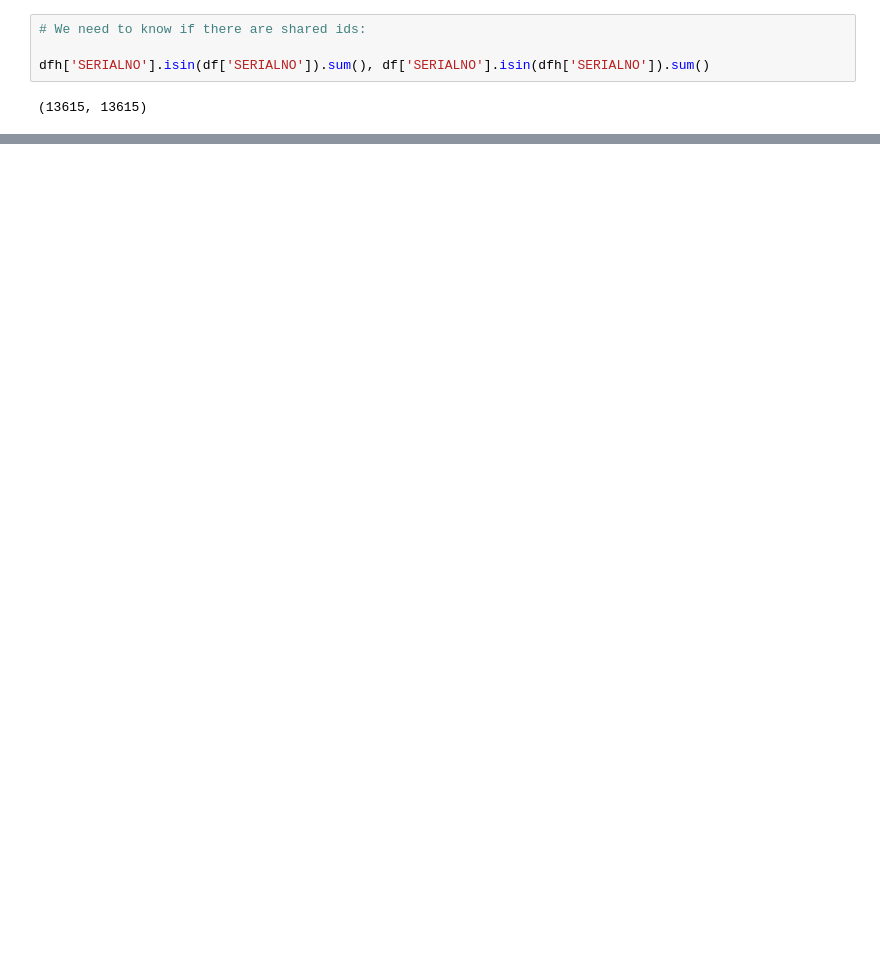
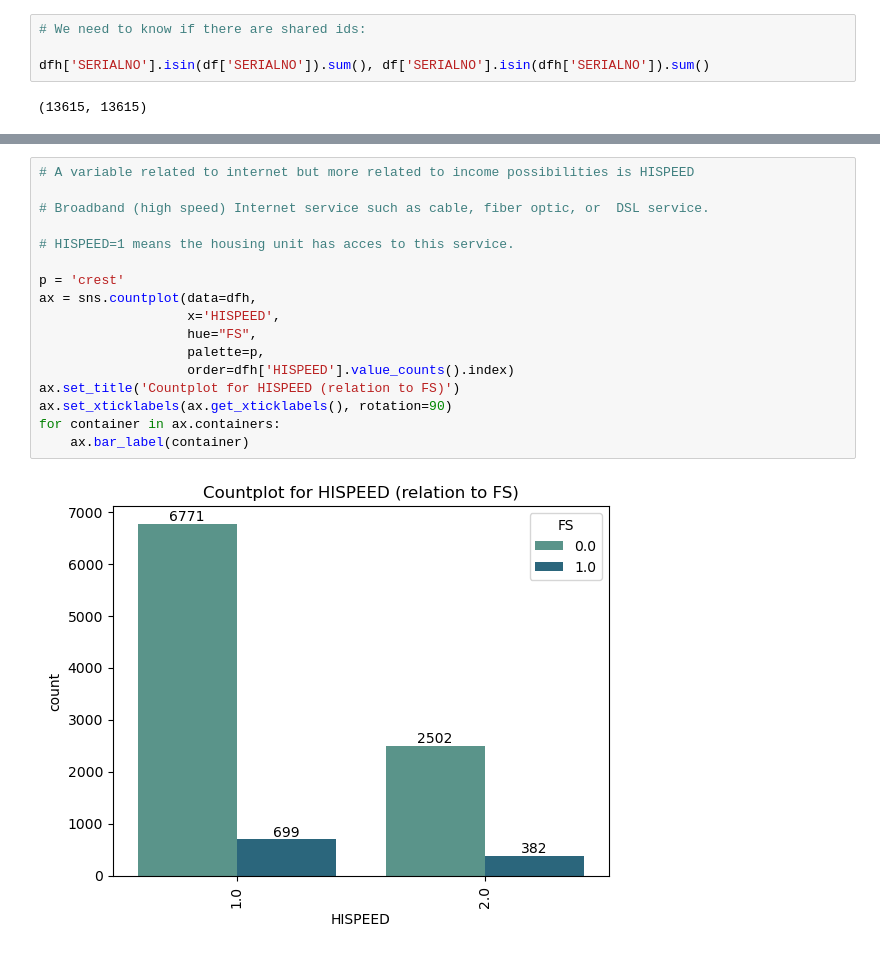
Before and after one commit to qSergio/techy_food, a Jupyter notebook: Food_census.ipynb, the cells around one changed output, grey strips where cells are left out. Drawn from its saved outputs; the diff is of its cells as text; blank space fills up the shorter version.

Commit message:
Data preprocessing clean variables

```diff
--- a/Food_census.ipynb
+++ b/Food_census.ipynb
@@ -129,0 +140,19 @@ dfh['FS'].isnull().sum()
+# %%
+# A variable related to internet but more related to income possibilities is HISPEED
+
+# Broadband (high speed) Internet service such as cable, fiber optic, or  DSL service.
+
+# HISPEED=1 means the housing unit has acces to this service.
+
+p = 'crest'
+ax = sns.countplot(data=dfh,
+                   x='HISPEED',
+                   hue="FS",
+                   palette=p,
+                   order=dfh['HISPEED'].value_counts().index)
+ax.set_title('Countplot for HISPEED (relation to FS)')
+ax.set_xticklabels(ax.get_xticklabels(), rotation=90)
+for container in ax.containers:
+    ax.bar_label(container)
+# %% [output]
+[figure, added]
```
Also changed, not shown: parts of 24 cells of this notebook.
